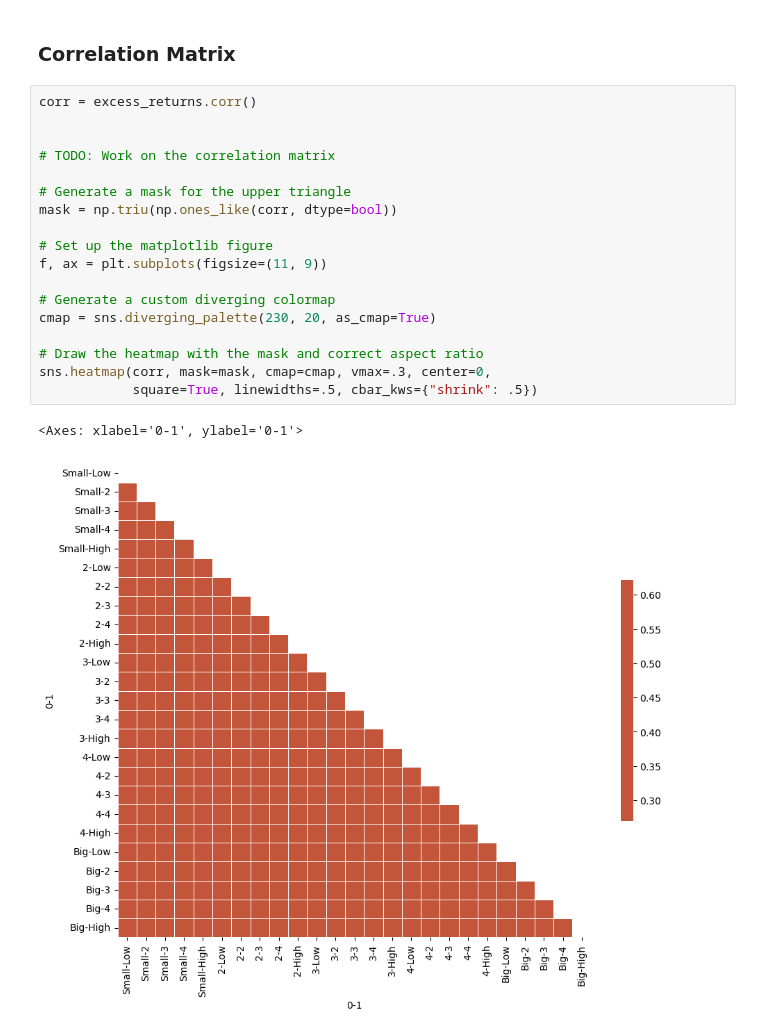
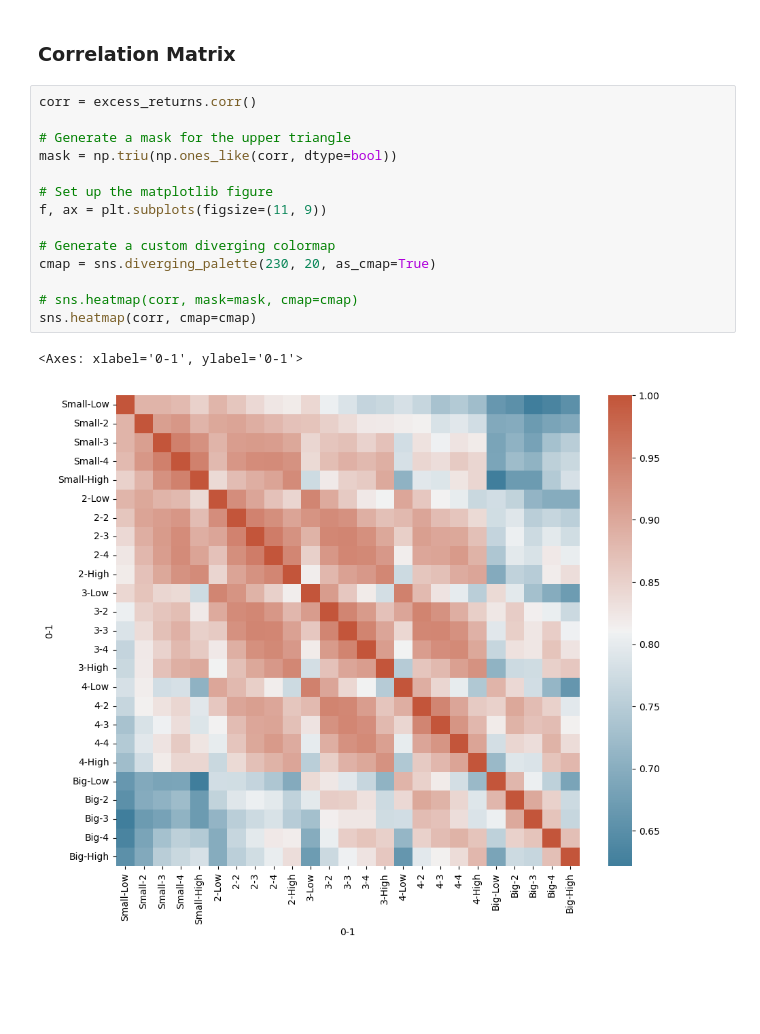
Before and after one commit to Hemasrikar/Financial-Statistics-and-Econometrics, a Jupyter notebook: forming_some_factors.ipynb, the cells around one changed output. Cells and saved outputs as stored; diff of their text form; blank space fills up the shorter version.

Commit message:
Correlation Matrix Done

```diff
--- a/forming_some_factors.ipynb
+++ b/forming_some_factors.ipynb
@@ -82,22 +82,18 @@ excess_returns.head()
 ### Correlation Matrix
 # %%
 corr = excess_returns.corr()
-
-
-# TODO: Work on the correlation matrix
 
 # Generate a mask for the upper triangle
 mask = np.triu(np.ones_like(corr, dtype=bool))
 
 # Set up the matplotlib figure
 f, ax = plt.subplots(figsize=(11, 9))
 
 # Generate a custom diverging colormap
 cmap = sns.diverging_palette(230, 20, as_cmap=True)
 
-# Draw the heatmap with the mask and correct aspect ratio
-sns.heatmap(corr, mask=mask, cmap=cmap, vmax=.3, center=0,
-            square=True, linewidths=.5, cbar_kws={"shrink": .5})
+# sns.heatmap(corr, mask=mask, cmap=cmap)
+sns.heatmap(corr, cmap=cmap)
 # %% [output]
 <Axes: xlabel='0-1', ylabel='0-1'>
-[figure, old version]
+[figure, new version]
```
